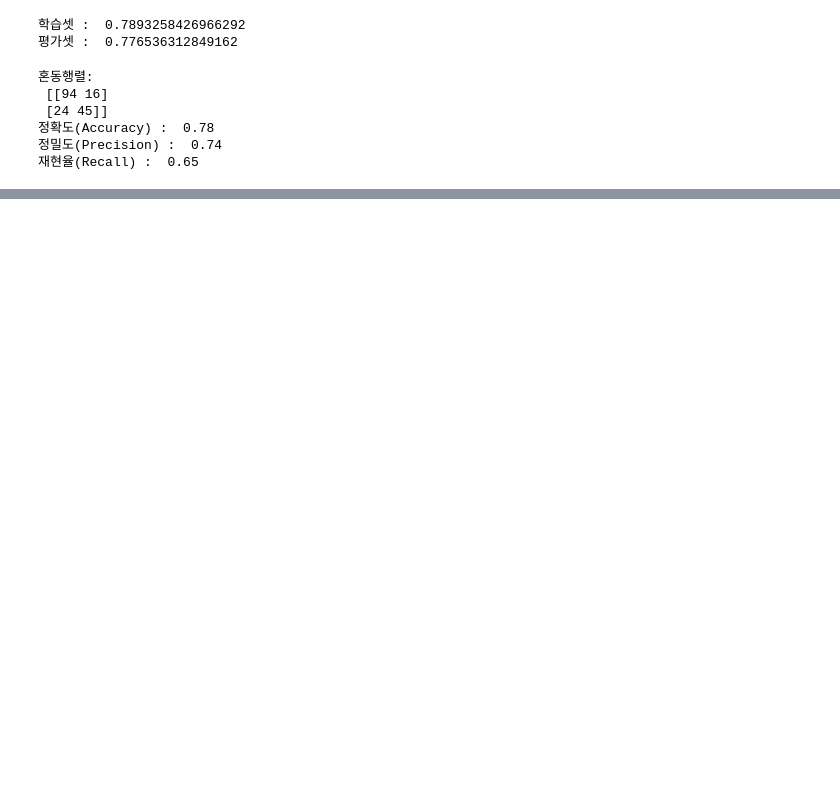
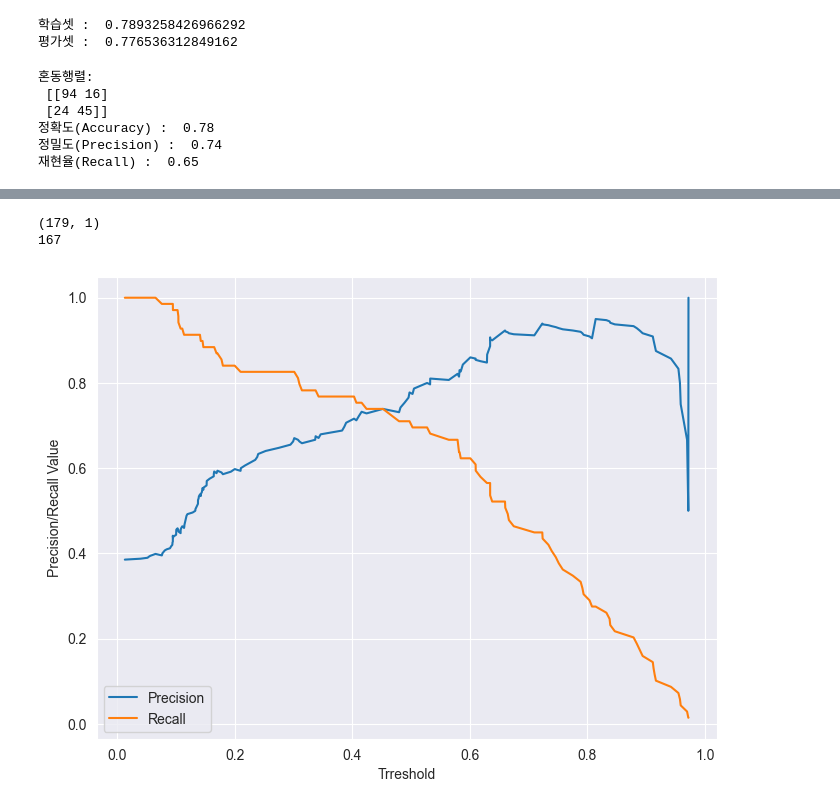
Before and after one commit to joomong0620/machine_learning, a Jupyter notebook: 02_ml_basics/03_01_classification_evaluation.ipynb, the cells around one changed output, grey strips where cells are left out. Cells and saved outputs as stored; diff of their text form; code cells hidden in the pictures; blank space fills up the shorter version.

```diff
--- a/02_ml_basics/03_01_classification_evaluation.ipynb
+++ b/02_ml_basics/03_01_classification_evaluation.ipynb
@@ -502,0 +549,18 @@ evaluate_binary_classification(y_test, my_clf.predict(X_test))
+# %%
+# 타이타닉 데이터셋에 임계기준치 수정
+from sklearn.preprocessing import Binarizer
+
+# 양성일 확률값만 가져와서 2차원으로 변경
+y_pred_proba = lr_reg.predict_proba(X_test)[:, 1].reshape(-1, 1) # 확률값 가져오고싶을 때
+print(y_pred_proba[:5])
+
+# 직접 설정한 임계치 기준으로 예측
+threshold = 0.8
+
+binarizer = Binarizer(threshold=threshold) # 0.6이 들어감
+y_pred = binarizer.fit_transform(y_pred_proba) # 확률 계산해서 적용
+print(y_pred[:5]) # 0.6으로 높였더니 다 죽었다고 판단해서 0이 나옴
+
+evaluate_binary_classification(y_test, y_pred)
+# 임계치를 높이면 정밀도가 올라가고 재현율이 떨어짐
+# 임계치를 낮추면 재현율이 떨어지고 정밀도가 올라감
@@ -502,0 +611,13 @@ evaluate_binary_classification(y_test, my_clf.predict(X_test))
+# %%
+# 시각화
+from sklearn.metrics import precision_recall_curve
+precisions, recalls, thresholds = precision_recall_curve(y_test, y_pred_proba)
+
+print(precisions.shape) # thresholds수 + 1 : 마지막에 1
+print(recalls.shape) # thresholds수 + 1 : 마지막에 0
+print(thresholds.shape)
+
+
+print(precisions[-10:]) # 뒤에서부터 10개 이후로 끝까지
+print(recalls[-10:]) #
+print(thresholds[-10:])
@@ -502,0 +634,19 @@ evaluate_binary_classification(y_test, my_clf.predict(X_test))
+# %%
+# thresholds 개수
+# - 고유한 확률값 개수
+print(y_pred_proba.shape)
+print(len(np.unique(y_pred_proba))) # unique한 확률값만 줘서 167개가 나옴!
+# %% [output]
+(179, 1)
+167
+# %%
+plt.figure(figsize=(8,6))
+plt.plot(thresholds, precisions[:-1], label='Precision')
+plt.plot(thresholds, recalls[:-1], label='Recall')
+
+plt.xlabel('Trreshold')
+plt.ylabel('Precision/Recall Value')
+plt.legend()
+plt.show()
+# %% [output]
+[figure, added]
```
Also changed, not shown: parts of 21 cells of this notebook, 1 other file.
